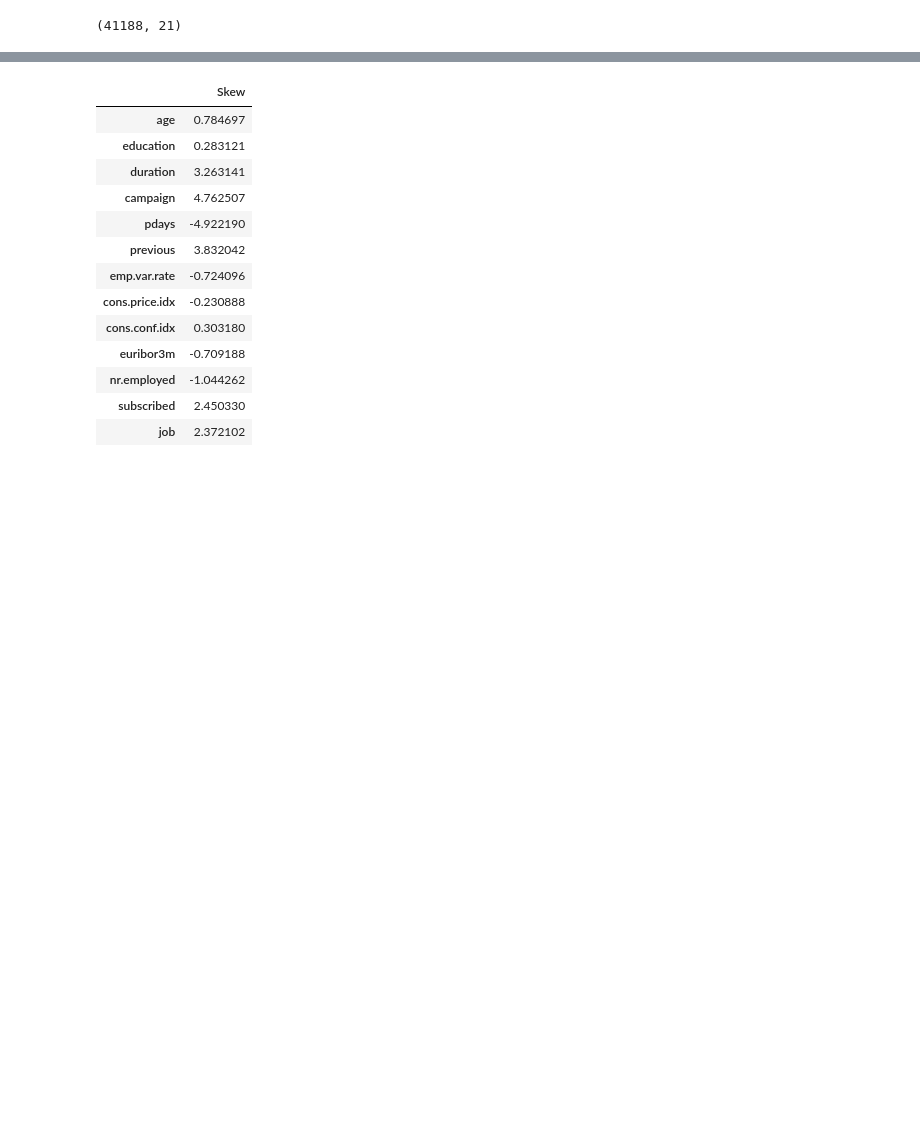
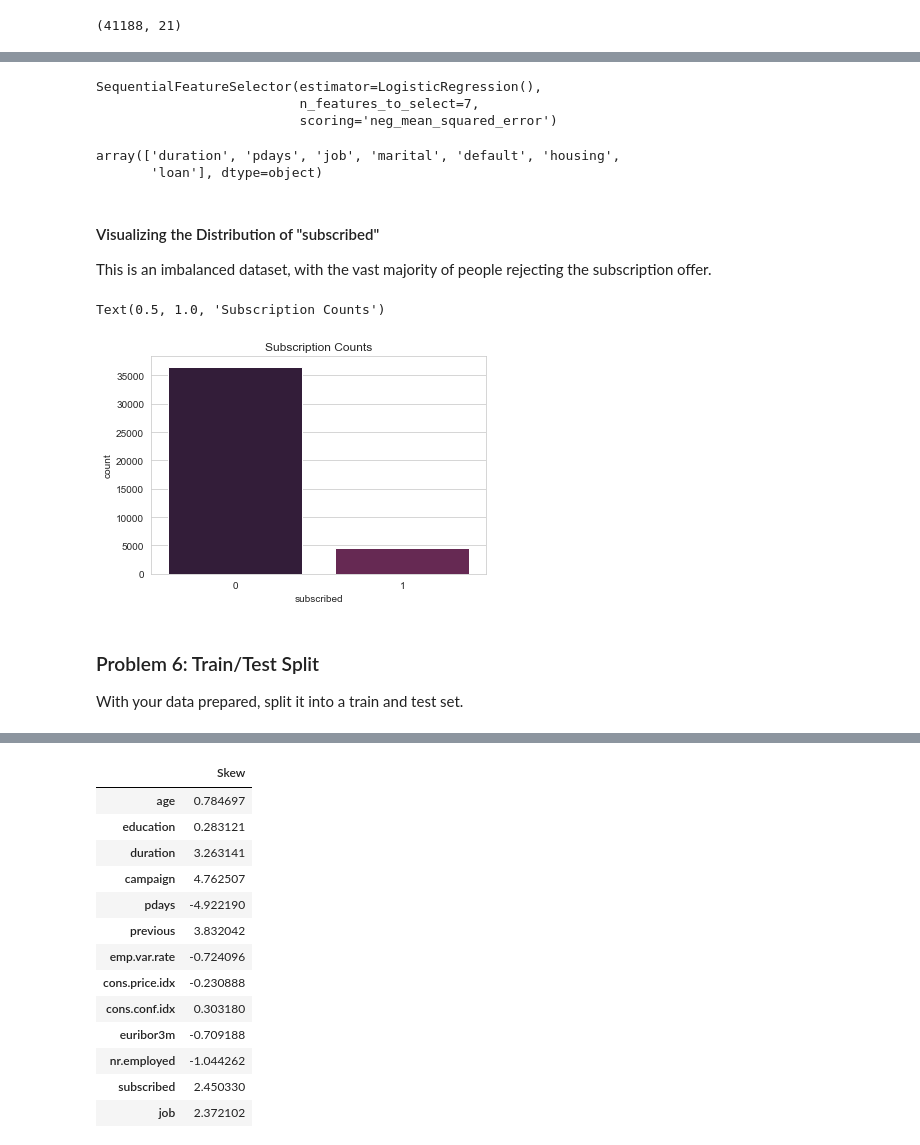
Before and after one commit to Lois-Wong/Marketing-Subscription-Classification, a Jupyter notebook: PAA_III.ipynb, the cells around one changed output, grey strips where cells are left out. Saved outputs shown, nothing was run; the diff lists cells and outputs as text; code cells hidden in the pictures; blank space fills up the shorter version.

```diff
--- a/PAA_III.ipynb
+++ b/PAA_III.ipynb
@@ -164,7 +164,7 @@ bank_df["subscribed"].replace({"no" : 0, "yes" : 1}, inplace = True)
 # %%
 #creating a df with encoded columns
 te = TargetEncoder()
-encoded_df = te.fit_transform(df[["job", "marital", "default", "housing", "loan"]], df["subscribed"])
+encoded_df = te.fit_transform(bank_df[["job", "marital", "default", "housing", "loan"]], bank_df["subscribed"])
 # %%
 #combining encoded and original df
 bank_df.drop(["job", "marital", "default", "housing", "loan"], axis = 1, inplace = True)
@@ -194,0 +209,18 @@ dtype: object
+# %%
+#SequentialFeatureSelection
+sfs = SequentialFeatureSelector(estimator = LogisticRegression(),
+                               scoring = "neg_mean_squared_error",
+                               cv = 5,
+                               n_features_to_select = 7)
+
+sfs.fit(X, y)
+# %% [output]
+SequentialFeatureSelector(estimator=LogisticRegression(),
+                          n_features_to_select=7,
+                          scoring='neg_mean_squared_error')
+# %%
+#getting results
+sfs.get_feature_names_out(input_features=None)
+# %% [output]
+array(['duration', 'pdays', 'job', 'marital', 'default', 'housing',
+       'loan'], dtype=object)
@@ -194,0 +230,12 @@ dtype: object
+# %% [markdown]
+#### Visualizing the Distribution of "subscribed"
+This is an imbalanced dataset, with the vast majority of people rejecting the subscription offer.
+# %%
+sns.countplot(data = df, x = df["subscribed"]).set_title("Subscription Counts")
+# %% [output]
+Text(0.5, 1.0, 'Subscription Counts')
+[figure, added]
+# %% [markdown]
+### Problem 6: Train/Test Split
+
+With your data prepared, split it into a train and test set.
```
Also changed, not shown: parts of 91 cells of this notebook.
